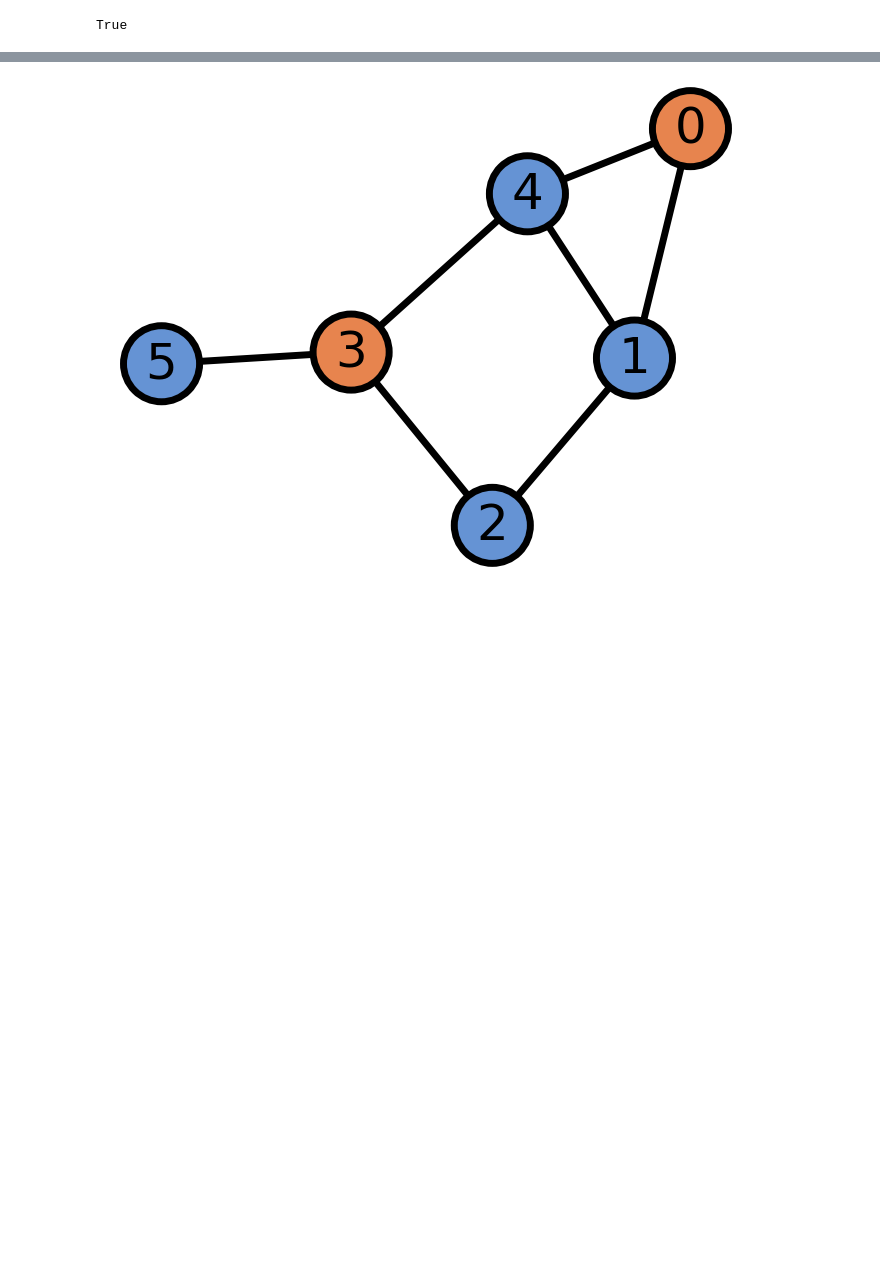
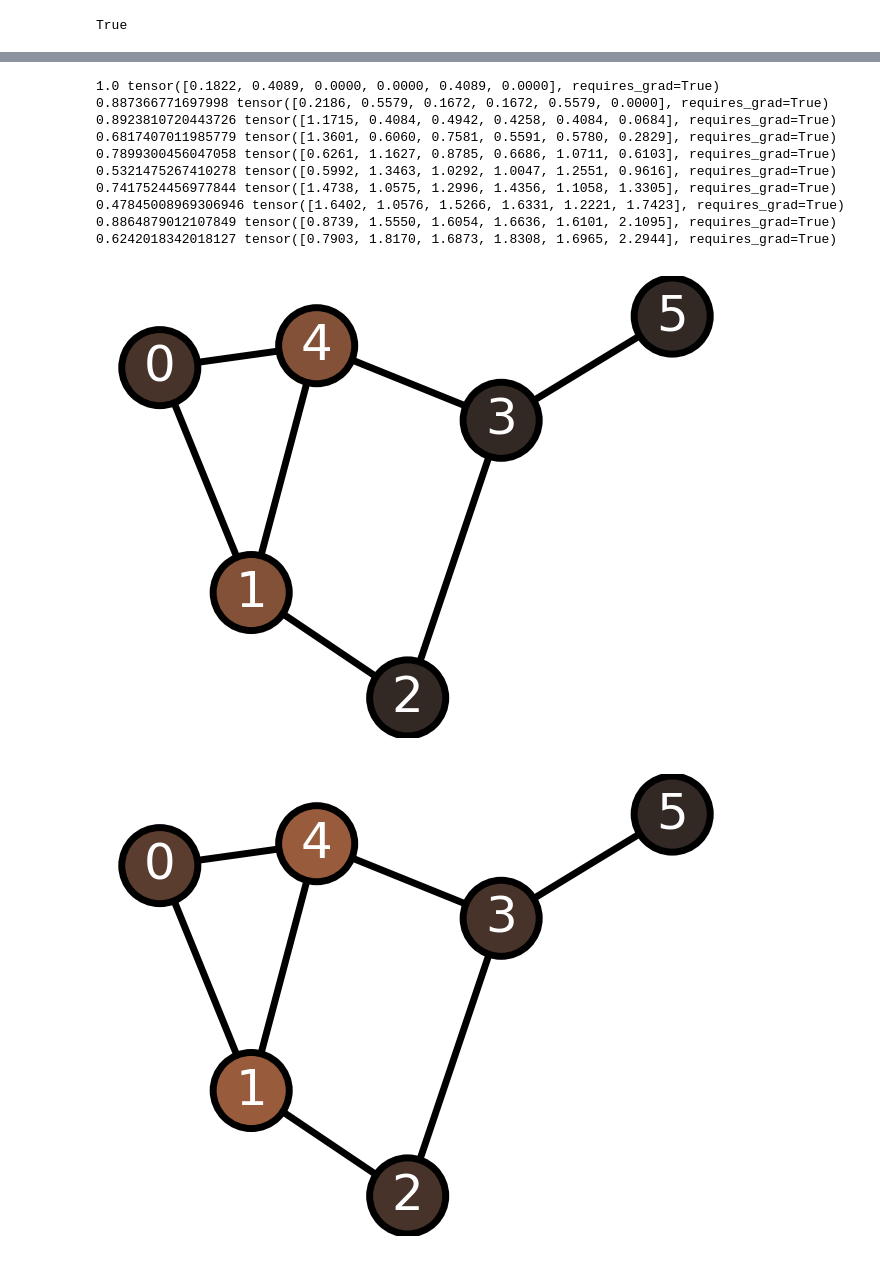
Before and after one commit to yoonhero/mmmm, a Jupyter notebook: natural_gradient.ipynb, the cells around one changed output, grey strips where cells are left out. Saved outputs shown, nothing was run; the diff lists cells and outputs as text; code cells hidden in the pictures; blank space fills up the shorter version.

```diff
--- a/natural_gradient.ipynb
+++ b/natural_gradient.ipynb
@@ -465,4 +516,36 @@ awesome_graph(graph_laplacian @ w)
-# %%
-awesome_graph(np.linalg.matrix_power(graph_laplacian, 10) @ w)
-# %% [output]
-[figure, removed]
+# %%
+import torch
+def get_sub_optimal_alpha(A):
+    eigval, eigvec = np.linalg.eig(A)
+    sub_optimal_alpha = 2 / (eigval[-1] + eigval[0])
+    return sub_optimal_alpha
+
+def train_graph(G, graph_laplacian):
+    torch_graph_L = torch.from_numpy(graph_laplacian).to(torch.float)
+    data = torch.tensor([1, 0, 0, 0, 0, 0], dtype=torch.float)
+    data.requires_grad_()
+    parameters = [data]
+    lr = get_sub_optimal_alpha(graph_laplacian)
+    pos = None
+    for i in range(10):
+        loss = 1/2 * data.T @ torch_graph_L @ data + (data[0] - 1) ** 2 # physical duality situation = sound source
+        loss.backward()
+        for p in parameters:
+            p.data -= p.grad * lr
+        print(loss.item(), data)
+        _, pos = awesome_graph(G, data.detach().numpy(), pos=pos, return_pos=True)
+        plt.savefig(f"./natural_gradient/{G.graph['name']}_{i}.jpeg")
+train_graph(G, graph_laplacian)
+# %% [output]
+1.0 tensor([0.1822, 0.4089, 0.0000, 0.0000, 0.4089, 0.0000], requires_grad=True)
+0.887366771697998 tensor([0.2186, 0.5579, 0.1672, 0.1672, 0.5579, 0.0000], requires_grad=True)
+0.8923810720443726 tensor([1.1715, 0.4084, 0.4942, 0.4258, 0.4084, 0.0684], requires_grad=True)
+0.6817407011985779 tensor([1.3601, 0.6060, 0.7581, 0.5591, 0.5780, 0.2829], requires_grad=True)
+0.7899300456047058 tensor([0.6261, 1.1627, 0.8785, 0.6686, 1.0711, 0.6103], requires_grad=True)
+0.5321475267410278 tensor([0.5992, 1.3463, 1.0292, 1.0047, 1.2551, 0.9616], requires_grad=True)
+0.7417524456977844 tensor([1.4738, 1.0575, 1.2996, 1.4356, 1.1058, 1.3305], requires_grad=True)
+0.47845008969306946 tensor([1.6402, 1.0576, 1.5266, 1.6331, 1.2221, 1.7423], requires_grad=True)
+0.8864879012107849 tensor([0.8739, 1.5550, 1.6054, 1.6636, 1.6101, 2.1095], requires_grad=True)
+0.6242018342018127 tensor([0.7903, 1.8170, 1.6873, 1.8308, 1.6965, 2.2944], requires_grad=True)
+[figure, added]
+[figure, added]
```
Also changed, not shown: parts of 22 cells of this notebook, 21 other files.
